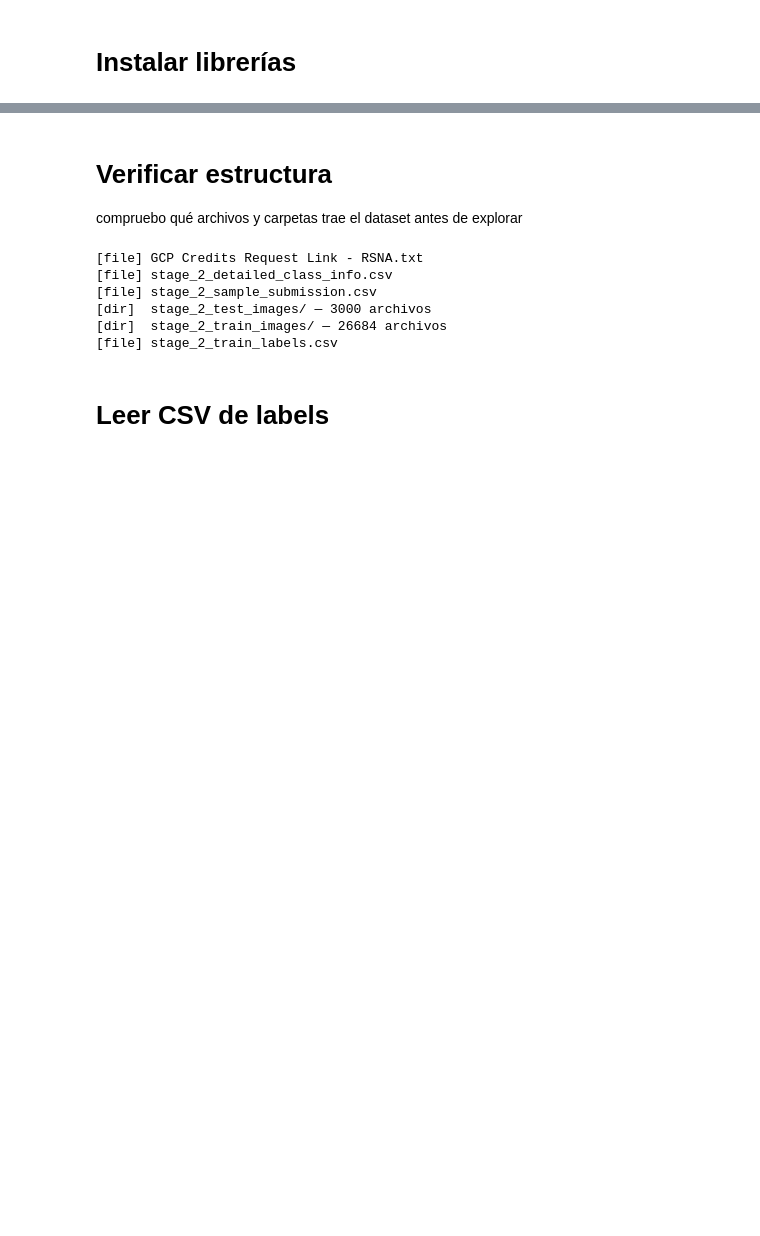
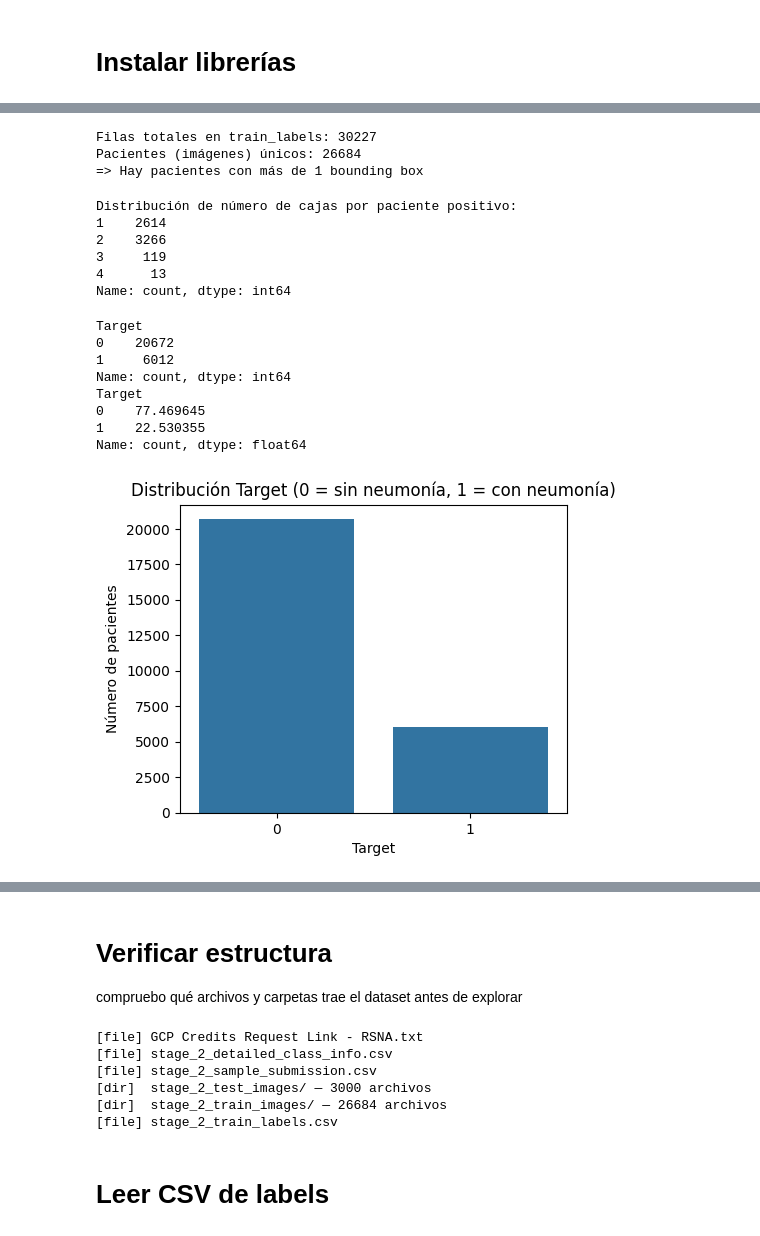
Before and after one commit to franciscofdzfer/RSNAPneumonia, a Jupyter notebook: rsnapneumoniadetection.ipynb, the cells around one changed output, grey strips where cells are left out. Saved outputs shown, nothing was run; the diff lists cells and outputs as text; code cells hidden in the pictures; blank space fills up the shorter version.

```diff
--- a/rsnapneumoniadetection.ipynb
+++ b/rsnapneumoniadetection.ipynb
@@ -43,0 +54,11 @@ import matplotlib.patches as patches
+# %%
+# %% [CELDA 2] -- Cargar CSVs
+train_labels = pd.read_csv(os.path.join(RUTA_DATOS, "stage_2_train_labels.csv"))
+detailed_class = pd.read_csv(os.path.join(RUTA_DATOS, "stage_2_detailed_class_info.csv"))
+sample_sub = pd.read_csv(os.path.join(RUTA_DATOS, "stage_2_sample_submission.csv"))
+
+print("train_labels:", train_labels.shape)
+print("detailed_class:", detailed_class.shape)
+print("sample_sub:", sample_sub.shape)
+
+train_labels.head(10)
@@ -43,0 +95,45 @@ import matplotlib.patches as patches
+# %%
+# %% [CELDA 4] -- Pacientes únicos vs filas totales
+n_rows = len(train_labels)
+n_patients = train_labels["patientId"].nunique()
+print(f"Filas totales en train_labels: {n_rows}")
+print(f"Pacientes (imágenes) únicos: {n_patients}")
+print(f"=> Hay pacientes con más de 1 bounding box" if n_rows > n_patients else "1 fila por paciente")
+# %% [output]
+Filas totales en train_labels: 30227
+Pacientes (imágenes) únicos: 26684
+=> Hay pacientes con más de 1 bounding box
+# %%
+# Cuántas cajas tiene cada paciente positivo
+boxes_per_patient = train_labels[train_labels["Target"] == 1].groupby("patientId").size()
+print("\nDistribución de número de cajas por paciente positivo:")
+print(boxes_per_patient.value_counts().sort_index())
+# %% [output]
+Distribución de número de cajas por paciente positivo:
+1    2614
+2    3266
+3     119
+4      13
+Name: count, dtype: int64
+# %%
+# %% [CELDA 5] -- Distribución de clases (Target binario)
+target_counts = train_labels.drop_duplicates("patientId")["Target"].value_counts()
+print(target_counts)
+print(target_counts / target_counts.sum() * 100)
+
+plt.figure(figsize=(5, 4))
+sns.countplot(x=train_labels.drop_duplicates("patientId")["Target"])
+plt.title("Distribución Target (0 = sin neumonía, 1 = con neumonía)")
+plt.xlabel("Target")
+plt.ylabel("Número de pacientes")
+plt.show()
+# %% [output]
+Target
+0    20672
+1     6012
+Name: count, dtype: int64
+Target
+0    77.469645
+1    22.530355
+Name: count, dtype: float64
+[figure, added]
```
Also changed, not shown: parts of 23 cells of this notebook.
